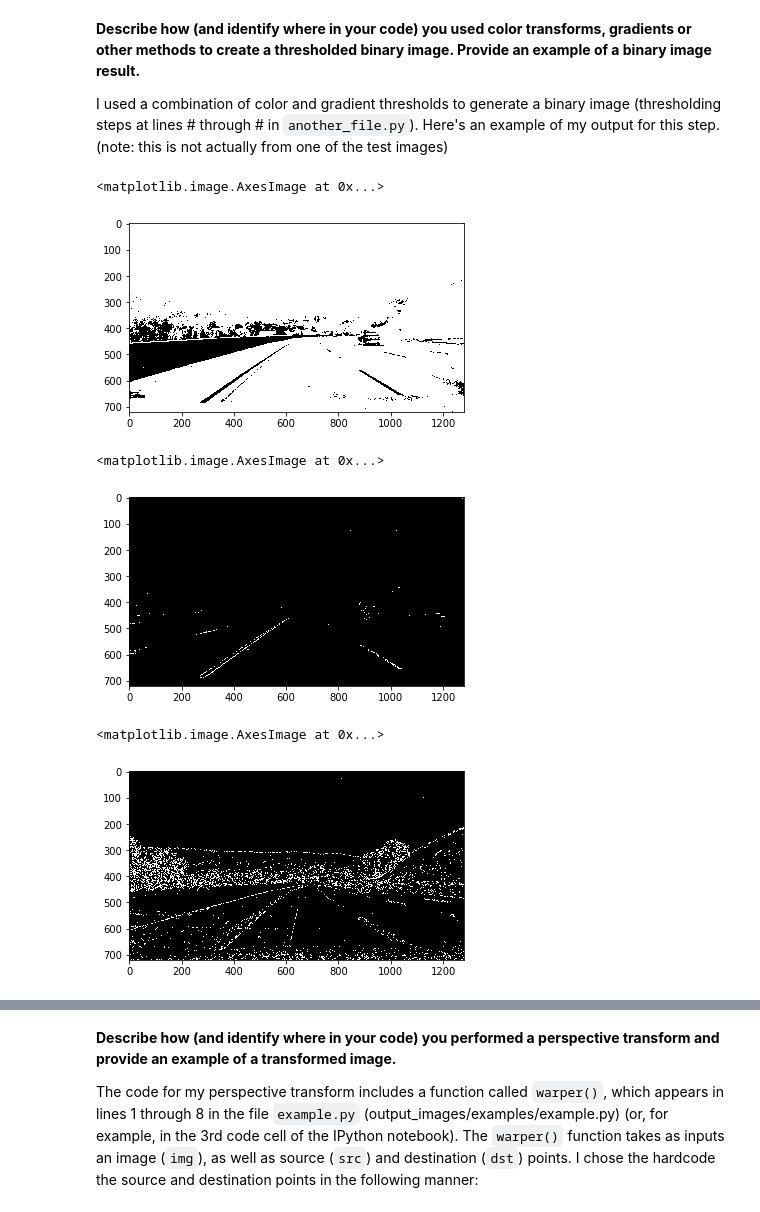
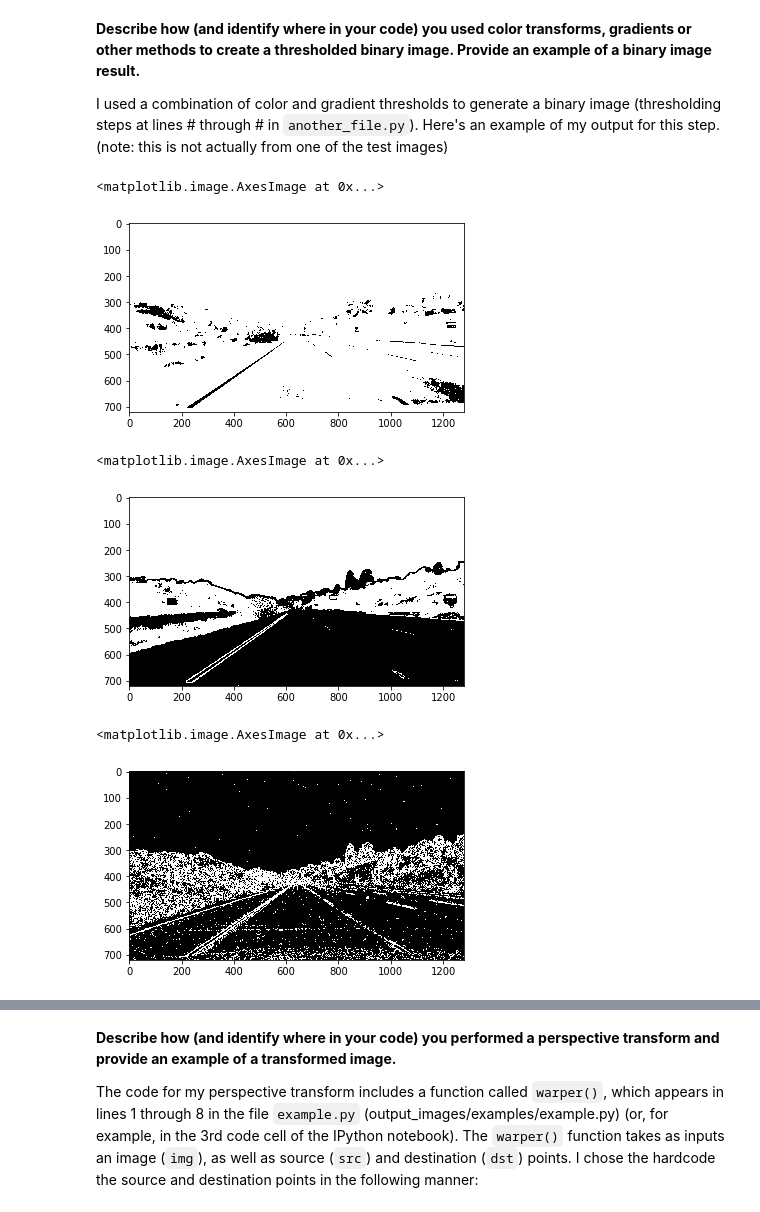
Before and after one commit to hairizuanbinnoorazman/CarND-Advanced-Lane-Lines, a Jupyter notebook: Advanced Lane Finding.ipynb, the cells around one changed output, grey strips where cells are left out. Cells and saved outputs as stored; diff of their text form; code cells hidden in the pictures.

```diff
--- a/Advanced Lane Finding.ipynb
+++ b/Advanced Lane Finding.ipynb
@@ -135,7 +135,7 @@ import matplotlib.pyplot as plt
 import matplotlib.image as mpimg
 
 # Original Image
-image = mpimg.imread('./test_images/straight_lines1.jpg')
+image = mpimg.imread('./test_images/test1.jpg')
 print(image.shape)
 plt.imshow(image)
 # %% [output]
@@ -200,7 +200,8 @@ def hls_threshold(image, filter=None, mode=None, lower_threshold=None, upper_thr
     else:
         return image
 # %%
-road_image = mpimg.imread("./test_images/test3.jpg")
+road_image = mpimg.imread("./test_images/straight_lines1.jpg")
+road_image = cv2.undistort(road_image, mtx, dist, None, mtx)
 # %%
 # Testing with just red filter doesn't work
 # Test on every single color reveals that none of them work really well because of the shadow.
@@ -209,14 +210,15 @@ rgb_binary = rgb_threshold(road_image, 'r', 'binary', 60, 200)
 plt.imshow(rgb_binary, cmap='gray')
 # %% [output]
 <matplotlib.image.AxesImage at 0x...>
-[figure, old version]
+[figure, new version]
 # %%
 # Testing with just red filter doesn't work
-hls_binary = hls_threshold(road_image, 's', 'binary', 120, 200)
+#road_image = mpimg.imread("./test_images/test5.jpg")
+hls_binary = hls_threshold(road_image, 's', 'binary', 50, 220)
 plt.imshow(hls_binary, cmap='gray')
 # %% [output]
 <matplotlib.image.AxesImage at 0x...>
-[figure, old version]
+[figure, new version]
 # %%
 # Define a function called sobel
 def dir_threshold(img, sobel_kernel=3, thresh=(0, np.pi/2)):
@@ -274,9 +276,10 @@ def abs_sobel_thresh(img, orient='x', thresh_min=0, thresh_max=255):
     # Return the result
     return binary_output
 # %%
-gradx = abs_sobel_thresh(road_image, 'x', 10, 30)
+#road_image = mpimg.imread("./test_images/test1.jpg")
+gradx = abs_sobel_thresh(road_image, 'x', 5, 200)
 plt.imshow(gradx, cmap='gray')
 # %% [output]
 <matplotlib.image.AxesImage at 0x...>
-[figure, old version]
+[figure, new version]
 # %%
```
Also changed, not shown: parts of 20 cells of this notebook.
